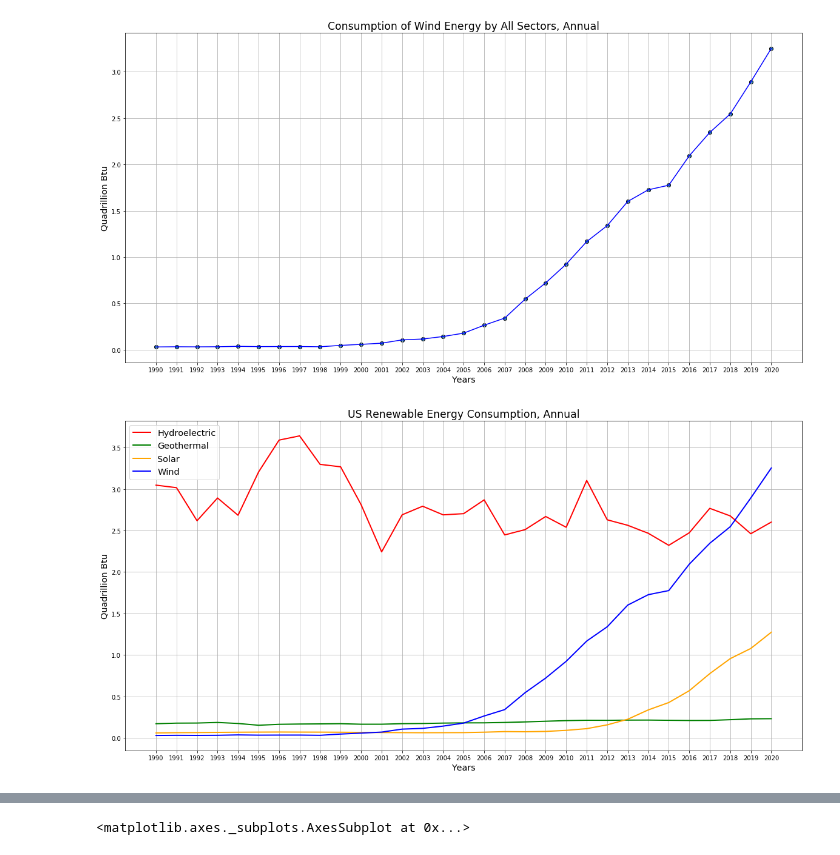
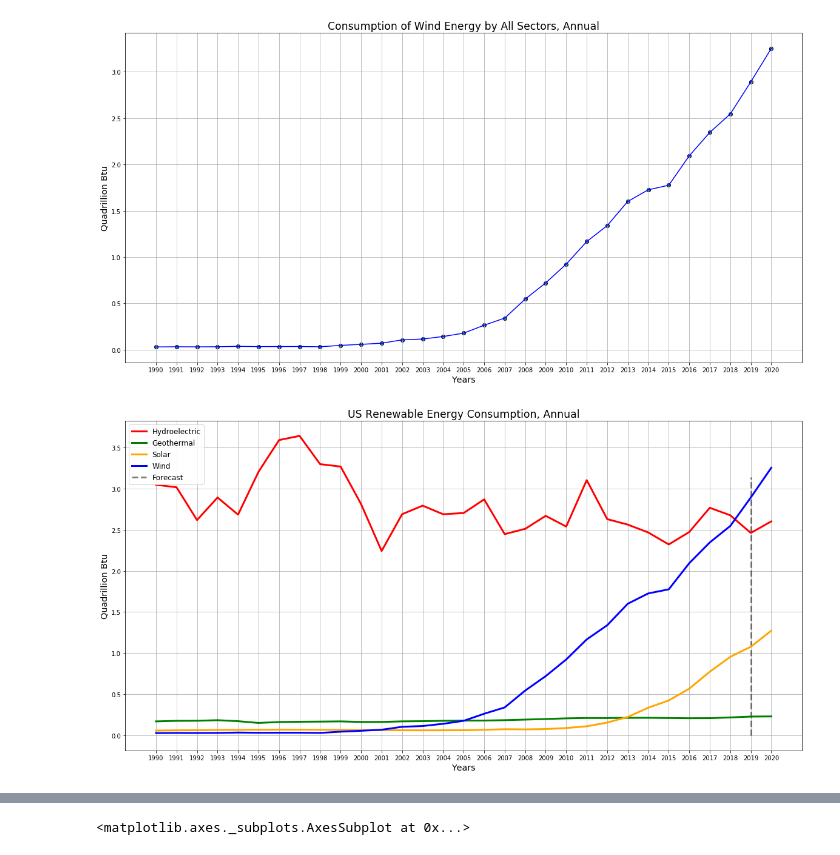
Before and after one commit to us-energy-analysis/Energy-analysis, a Jupyter notebook: USRenewableEConsumption_Btu.ipynb, the cells around one changed output, grey strips where cells are left out. Saved outputs shown, nothing was run; the diff lists cells and outputs as text; code cells hidden in the pictures.

```diff
--- a/USRenewableEConsumption_Btu.ipynb
+++ b/USRenewableEConsumption_Btu.ipynb
@@ -33,11 +34,11 @@ hydroelectric = hydroelectric_consumption[::-1]
 # Loop through to calculate the annual percent change
 i = 0
 percent_change_hydroelectric = []
-for x in hydroelectric_consumption:
+for x in hydroelectric:
     if(i == 0):
         percent_change_hydroelectric.append(0)
     else:
-        percent_change_hydroelectric.append( (x - hydroelectric_consumption[i-1])/ hydroelectric_consumption[i-1] * 100)
+        percent_change_hydroelectric.append( (x - hydroelectric[i-1])/ hydroelectric[i-1] * 100)
     i += 1
 # %%
 # Determine year to year percent change
@@ -113,11 +146,11 @@ geothermal = geothermal_consumption[::-1]
 # Loop through to calculate the annual percent change
 i = 0
 percent_change_geothermal = []
-for x in geothermal_consumption:
+for x in geothermal:
     if(i == 0):
         percent_change_geothermal.append(0)
     else:
-        percent_change_geothermal.append( (x - geothermal_consumption[i-1])/ geothermal_consumption[i-1] * 100)
+        percent_change_geothermal.append( (x - geothermal[i-1])/ geothermal[i-1] * 100)
     i += 1
 # %%
 # Determine year to year percent change
@@ -192,11 +260,11 @@ solar = solar_consumption[::-1]
 # Loop through to calculate the annual percent change
 i = 0
 percent_change_solar = []
-for x in solar_consumption:
+for x in solar:
     if(i == 0):
         percent_change_solar.append(0)
     else:
-        percent_change_solar.append( (x - solar_consumption[i-1])/ solar_consumption[i-1] * 100)
+        percent_change_solar.append( (x - solar[i-1])/ solar[i-1] * 100)
     i += 1
 # %%
 # Determine year to year percent change
@@ -336,25 +480,33 @@ for renewables in renewable_urls:
 # %%
 # US Renewable Energy Consumption
 plt.figure(figsize=(20,10))
 
 # # Create a visual for the combined data
-plt.plot(years, hydroelectric, label="Hydroelectric", color="red", linewidth=2.0)
-plt.plot(years, geothermal, label="Geothermal", color ="green", linewidth=2.0)
-plt.plot(years, solar, label="Solar", color="orange", linewidth=2.0)
-plt.plot(years, wind, label="Wind", color="blue", linewidth=2.0)
+plt.plot(years, hydroelectric, label="Hydroelectric", color="red", linewidth=3.0)
+plt.plot(years, geothermal, label="Geothermal", color ="green", linewidth=3.0)
+plt.plot(years, solar, label="Solar", color="orange", linewidth=3.0)
+plt.plot(years, wind, label="Wind", color="blue", linewidth=3.0)
 plt.title("US Renewable Energy Consumption, Annual", fontsize="xx-large")
 plt.ylabel("Quadrillion Btu", fontsize="x-large")
 plt.xlabel("Years", fontsize="x-large")
 plt.legend(loc='best', frameon=True, fancybox=True, fontsize="x-large")
+params = {'legend.fontsize': 12,
+          'legend.handlelength': 2}
+plot.rcParams.update(params)
 plt.grid(True)
 
 # Save Figure
-plt.savefig("Renewable Energy Consumption_Line.png")
+plt.savefig("output/Renewable Energy Consumption_Line.png")
+
+# Create a forecast line
+plt.vlines(29, 0, x_lim, alpha=0.5, label="Forecast", linestyles="--", linewidth=2.75)
+plt.legend()
+
 
 # Display the figure
 plt.show()
 # %% [output]
-[figure, old version]
+[figure, new version]
 # %%
 # Create Renewable Consumption DataFrame using list of dictionaries method
 renewable_consumption_btu_df = pd.DataFrame({
```
Also changed, not shown: parts of 27 cells of this notebook.
